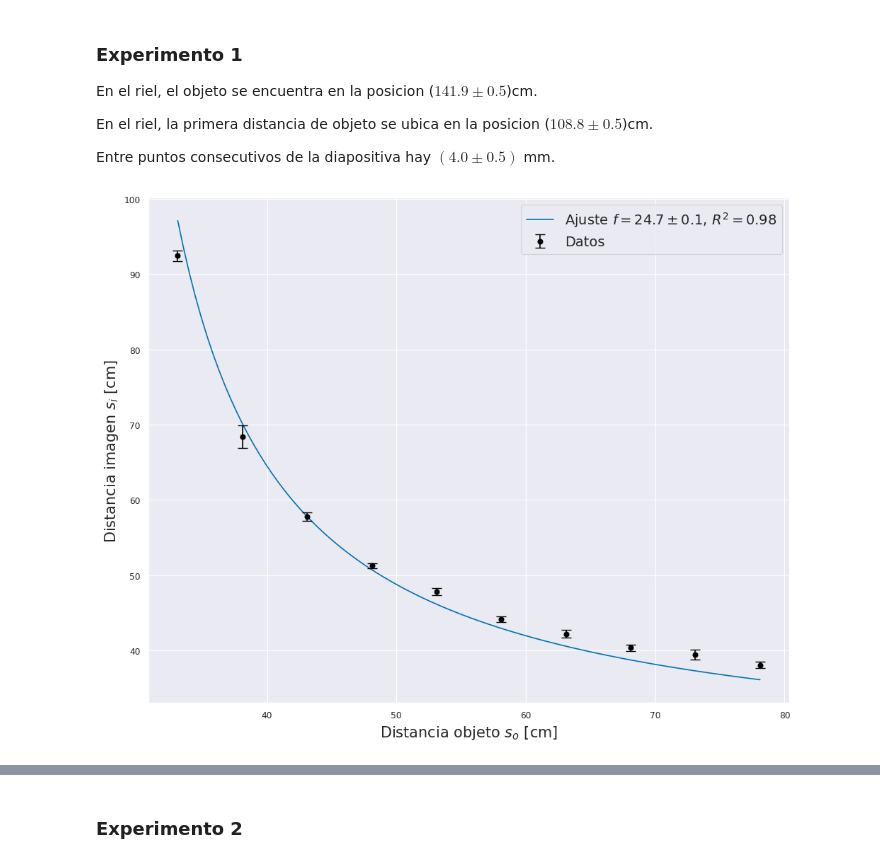
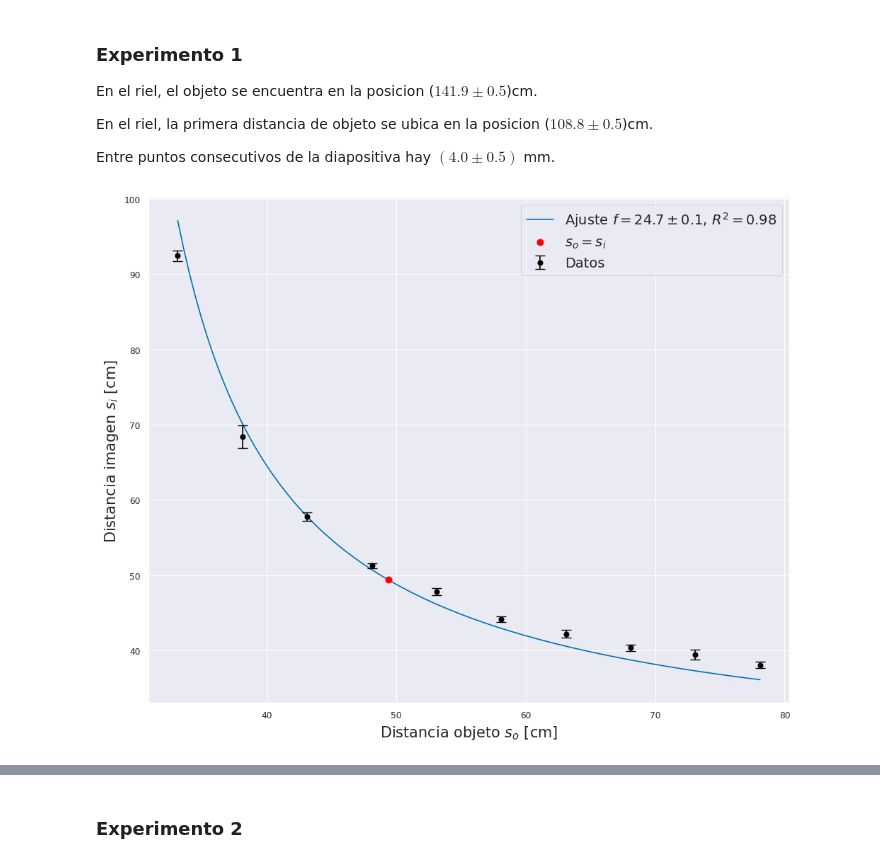
Before and after one commit to JuanSeguraUNAL/Mediciones_en_Optica_y_Acustica, a Jupyter notebook: practica2.ipynb, the cells around one changed output, grey strips where cells are left out. Drawn from its saved outputs; the diff is of its cells as text; code cells hidden in the pictures.

```diff
--- a/practica2.ipynb
+++ b/practica2.ipynb
@@ -58,34 +65,28 @@ def R2(funcion, so_datos, si_datos, par):
     TSS = np.sum((si_datos - np.mean(si_datos))**2)
     return 1 - RSS / TSS
 # %%
-# Para cada si, tomar el promedio de los 5 valores reportados
-si_prom = np.array([np.mean(i) for i in si])
-
-# Para cada si, tomar su incertidumbre en consideracion de la desviacion estandar y el error nominal
-si_desv = np.array([np.std(i) for i in si])
-si_err = np.sqrt(si_desv**2 + ds**2)
-
 # Realizar el ajuste de datos para el primer experimento (Ecuacion de Gauss)
 f, df = curve_fit(si_func, so, si_prom, sigma= si_err)
 f = f[0]; df = np.sqrt(df[0][0])
 
 # Calculo del R2
 r2 = R2(si_func, so, si_prom, (f,))
 
 # Graficación de la curva
 fig, ax = plt.subplots(figsize= (10, 8))
 so_lins = np.linspace(so[0], so[-1], 100)
 ax.plot(so_lins, si_func(so_lins, f), label=rf"Ajuste $f = {f:.1f} \pm {df:.1f}$, $R^2 = {r2:.2f}$")
 ax.errorbar(so, si_prom, yerr = si_err, fmt='o', color='black', ecolor='black', capsize=5, label='Datos')
+ax.scatter(2*f, 2*f, color='red', label=r'$s_o = s_i$', zorder=10, s=40)
 ax.set_xlabel(r"Distancia objeto $s_o$ [cm]", fontsize= 15)
 ax.set_ylabel(r"Distancia imagen $s_i$ [cm]", fontsize= 15)
 ax.grid(True)
 ax.legend(fontsize= 14)
 plt.tight_layout()
 plt.savefig("Prac2_Ajuste_exp1_curva.pdf")
 plt.show()
 # %% [output]
-[figure, old version]
+[figure, new version]
 # %%
 # Experimento 1 de Gauss mediante un ajuste de recta
 
```
Also changed, not shown: parts of 2 cells of this notebook.
